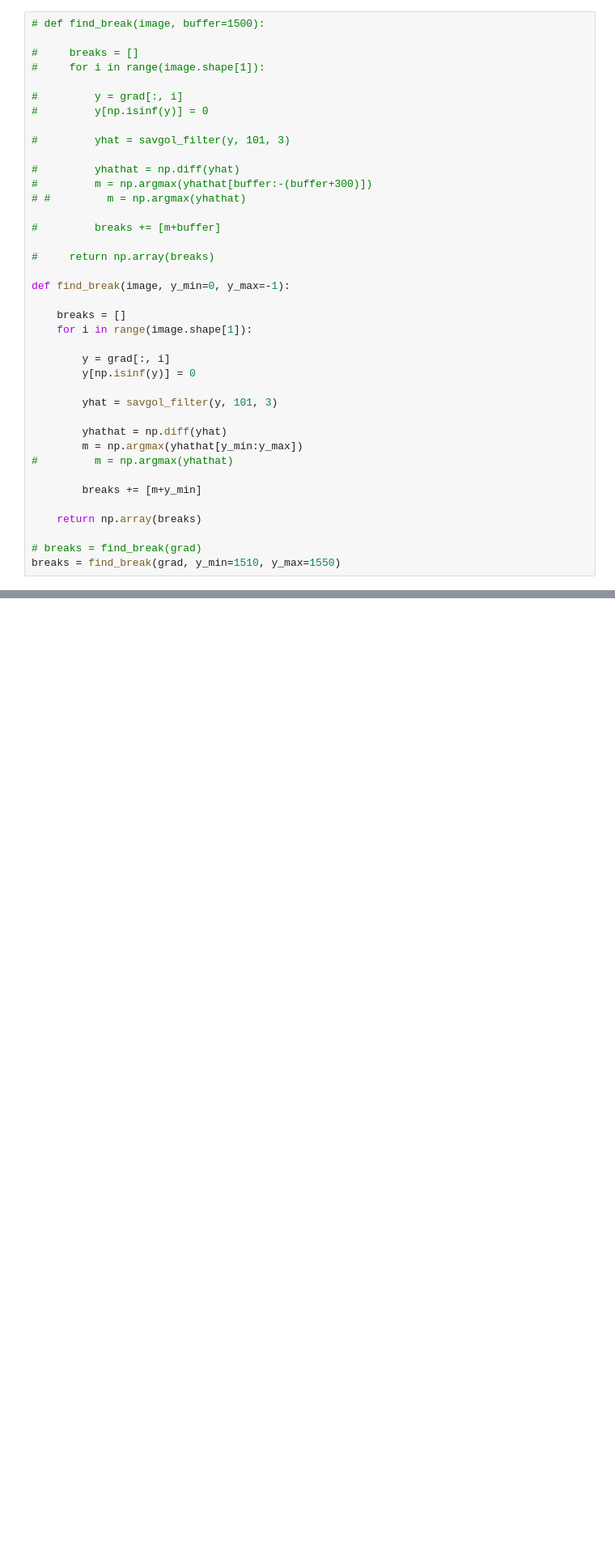
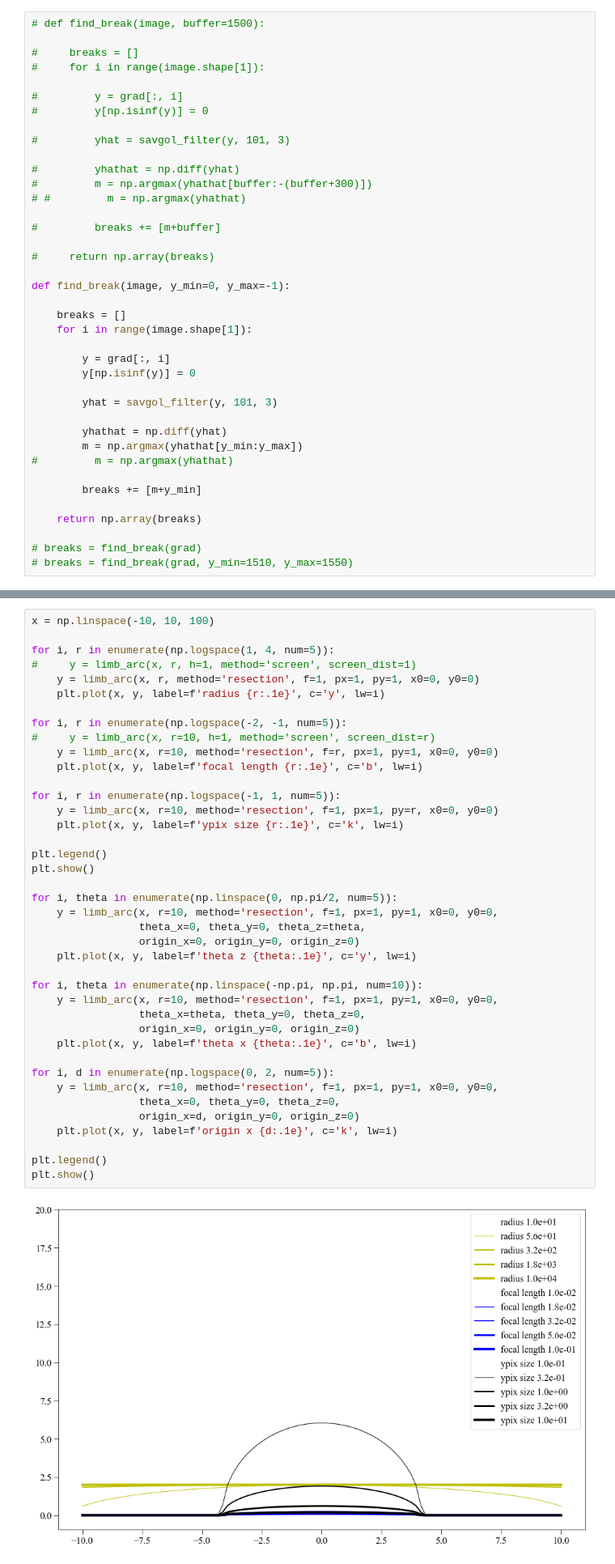
Before and after one commit to bogsdarking/planet_ruler, a Jupyter notebook: earth_radius.ipynb, the cells around one changed output, grey strips where cells are left out. Shown at 81% size. Drawn from its saved outputs; the diff is of its cells as text; blank space fills up the shorter version.

Commit message:
resectioning

```diff
--- a/earth_radius.ipynb
+++ b/earth_radius.ipynb
@@ -115,7 +121,7 @@ def find_break(image, y_min=0, y_max=-1):
     return np.array(breaks)
 
 # breaks = find_break(grad)
-breaks = find_break(grad, y_min=1510, y_max=1550)
+# breaks = find_break(grad, y_min=1510, y_max=1550)
 # %%
 # plt.imshow(grad)
 plt.plot(np.arange(grad.shape[1]), breaks)
@@ -283,0 +396,42 @@ plt.show()
+# %%
+x = np.linspace(-10, 10, 100)
+
+for i, r in enumerate(np.logspace(1, 4, num=5)):
+#     y = limb_arc(x, r, h=1, method='screen', screen_dist=1)
+    y = limb_arc(x, r, method='resection', f=1, px=1, py=1, x0=0, y0=0)
+    plt.plot(x, y, label=f'radius {r:.1e}', c='y', lw=i)
+
+for i, r in enumerate(np.logspace(-2, -1, num=5)):
+#     y = limb_arc(x, r=10, h=1, method='screen', screen_dist=r)
+    y = limb_arc(x, r=10, method='resection', f=r, px=1, py=1, x0=0, y0=0)
+    plt.plot(x, y, label=f'focal length {r:.1e}', c='b', lw=i)
+
+for i, r in enumerate(np.logspace(-1, 1, num=5)):
+    y = limb_arc(x, r=10, method='resection', f=1, px=1, py=r, x0=0, y0=0)
+    plt.plot(x, y, label=f'ypix size {r:.1e}', c='k', lw=i)
+
+plt.legend()
+plt.show()
+
+for i, theta in enumerate(np.linspace(0, np.pi/2, num=5)):
+    y = limb_arc(x, r=10, method='resection', f=1, px=1, py=1, x0=0, y0=0,
+                 theta_x=0, theta_y=0, theta_z=theta,
+                 origin_x=0, origin_y=0, origin_z=0)
+    plt.plot(x, y, label=f'theta z {theta:.1e}', c='y', lw=i)
+
+for i, theta in enumerate(np.linspace(-np.pi, np.pi, num=10)):
+    y = limb_arc(x, r=10, method='resection', f=1, px=1, py=1, x0=0, y0=0,
+                 theta_x=theta, theta_y=0, theta_z=0,
+                 origin_x=0, origin_y=0, origin_z=0)
+    plt.plot(x, y, label=f'theta x {theta:.1e}', c='b', lw=i)
+
+for i, d in enumerate(np.logspace(0, 2, num=5)):
+    y = limb_arc(x, r=10, method='resection', f=1, px=1, py=1, x0=0, y0=0,
+                 theta_x=0, theta_y=0, theta_z=0,
+                 origin_x=d, origin_y=0, origin_z=0)
+    plt.plot(x, y, label=f'origin x {d:.1e}', c='k', lw=i)
+
+plt.legend()
+plt.show()
+# %% [output]
+[figure, added]
```
Also changed, not shown: parts of 44 cells of this notebook, 4 other files.
